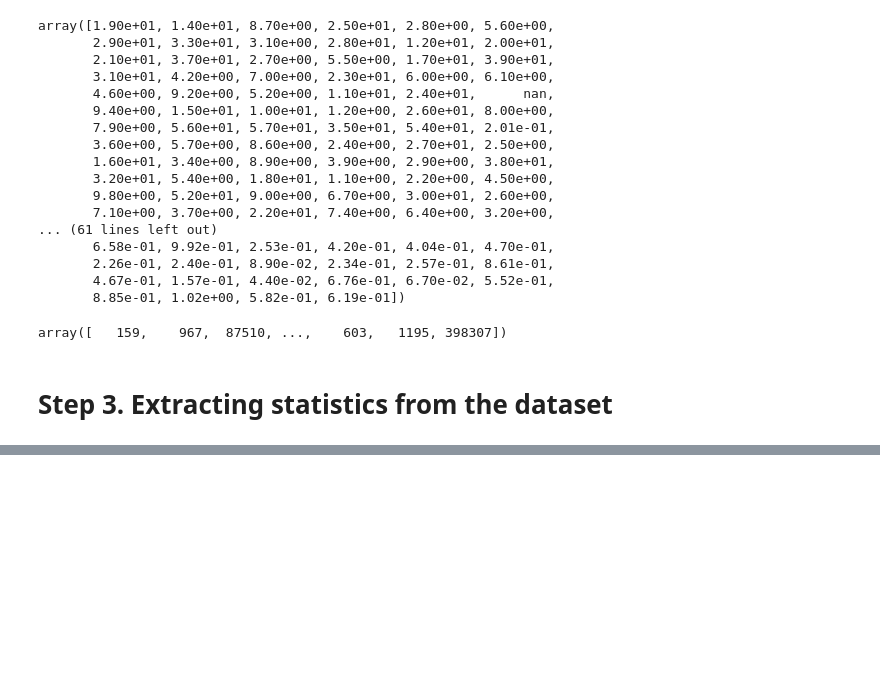
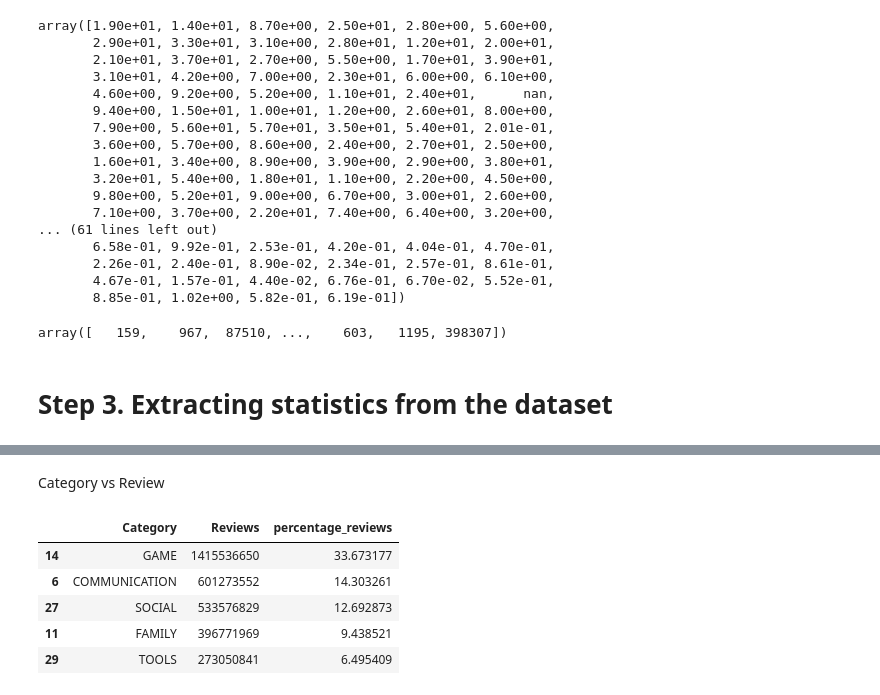
Before and after one commit to vivek16pawar/EDA-CAPSTONE, a Jupyter notebook: Play_Store_App_Review_Analysis_Capstone_Project.ipynb, the cells around one changed output, grey strips where cells are left out. Drawn from its saved outputs; the diff is of its cells as text; code cells hidden in the pictures; blank space fills up the shorter version.

```diff
--- a/Play_Store_App_Review_Analysis_Capstone_Project.ipynb
+++ b/Play_Store_App_Review_Analysis_Capstone_Project.ipynb
@@ -317,0 +390,15 @@ plt.show()
+# %% [markdown]
+Category vs Review
+# %%
+# Geting Percentage Review in each category
+cat_review = df.groupby('Category',as_index = False)['Reviews'].sum().sort_values(by ='Reviews', ascending = False)
+total_review = df['Reviews'].sum()
+cat_review['percentage_reviews']= cat_review['Reviews']*100/total_review
+cat_review.head()
+# %% [output]
+|  | Category | Reviews | percentage_reviews |
+| 14 | GAME | 1415536650 | 33.673177 |
+| 6 | COMMUNICATION | 601273552 | 14.303261 |
+| 27 | SOCIAL | 533576829 | 12.692873 |
+| 11 | FAMILY | 396771969 | 9.438521 |
+| 29 | TOOLS | 273050841 | 6.495409 |
```
Also changed, not shown: parts of 20 cells of this notebook.
